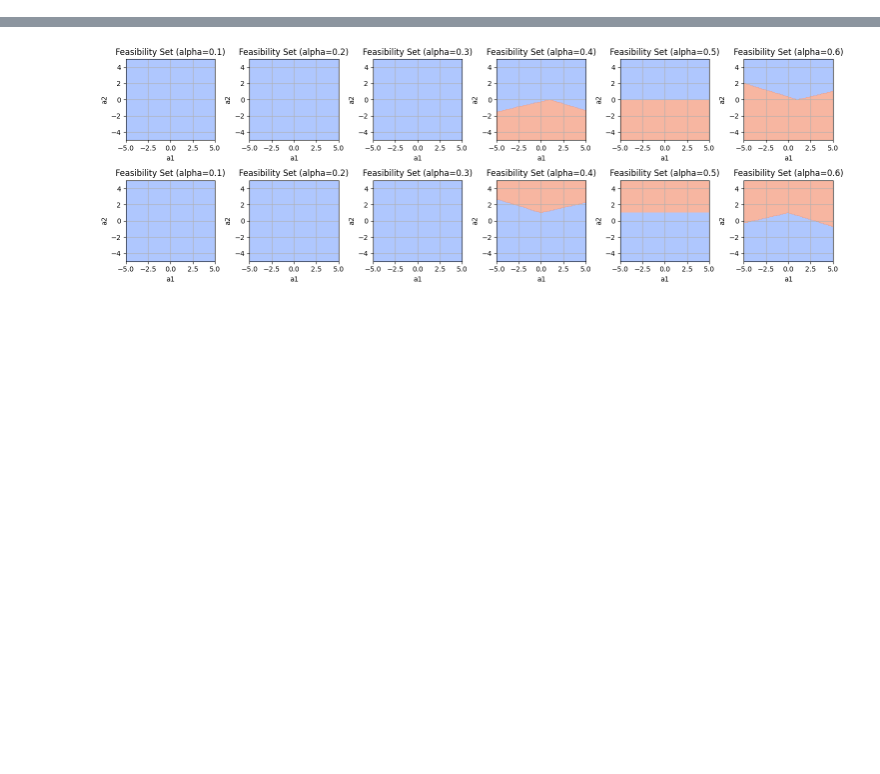
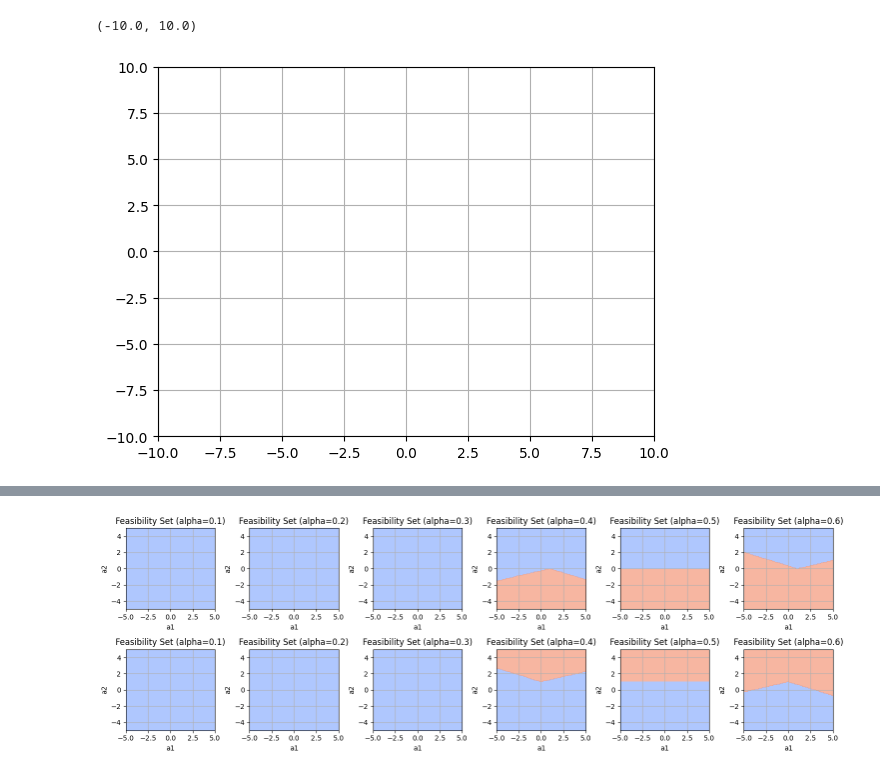
Before and after one commit to supsi-dacd-isaac/TeachDecisionMakingUncertainty, a Jupyter notebook: L04/CCP_feasibility_sets.ipynb, the cells around one changed output, grey strips where cells are left out. Saved outputs shown, nothing was run; the diff lists cells and outputs as text; code cells hidden in the pictures; blank space fills up the shorter version.

```diff
--- a/L04/CCP_feasibility_sets.ipynb
+++ b/L04/CCP_feasibility_sets.ipynb
@@ -49,0 +94,12 @@ For vaious levels visualize the feasibility set for:
+# %%
+
+# COMPLETE ------- sample both u1 and u2 and how the scatter plot
+samplesu1 = []
+samplesu2 = []
+plt.scatter(samplesu1, samplesu2) # visualize
+plt.grid()
+plt.xlim([-10,10]) # set the plot limits to [-10,+10]
+plt.ylim([-10,10])
+# %% [output]
+(-10.0, 10.0)
+[figure, added]
```
Also changed, not shown: parts of 10 cells of this notebook.
